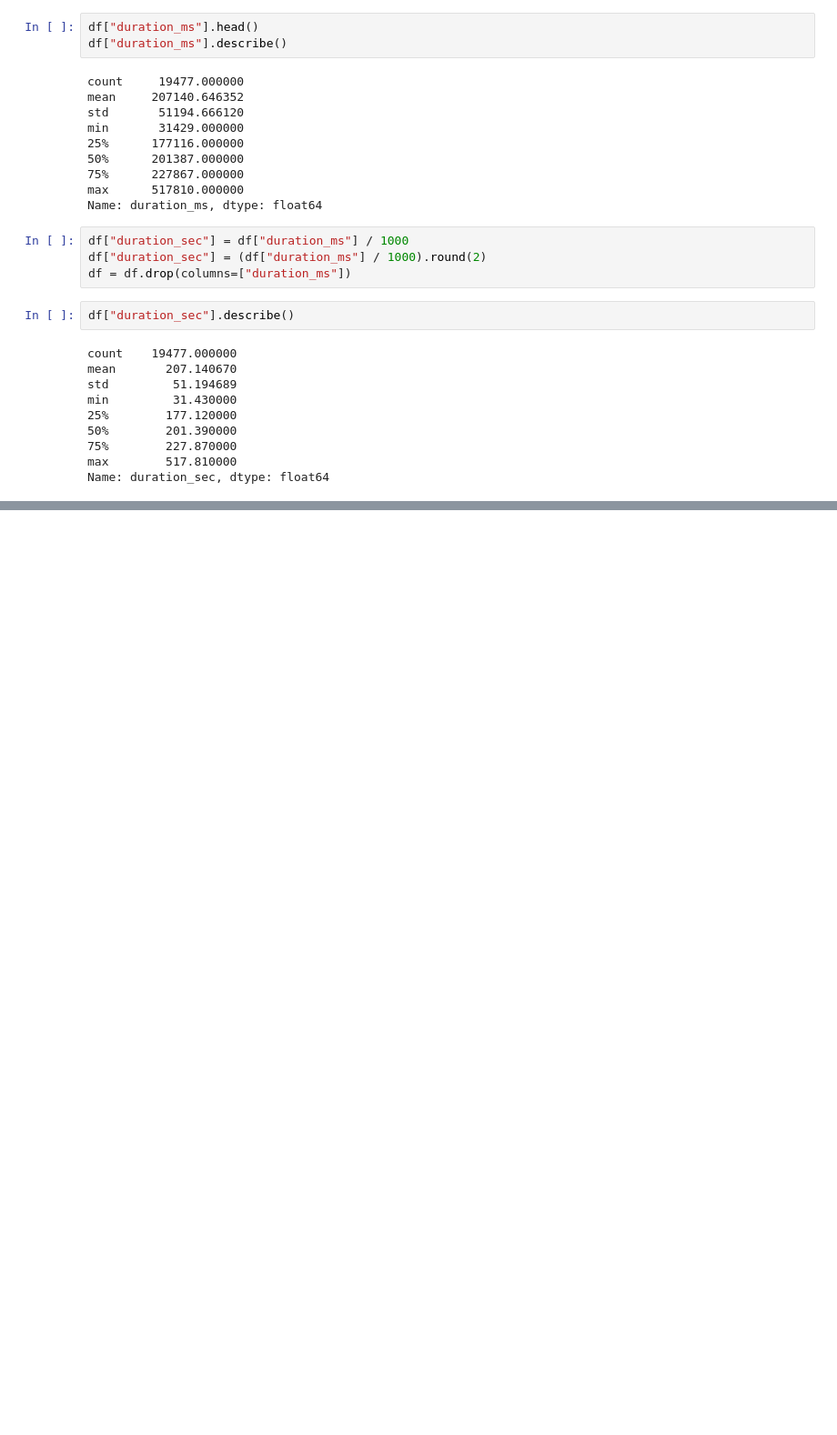
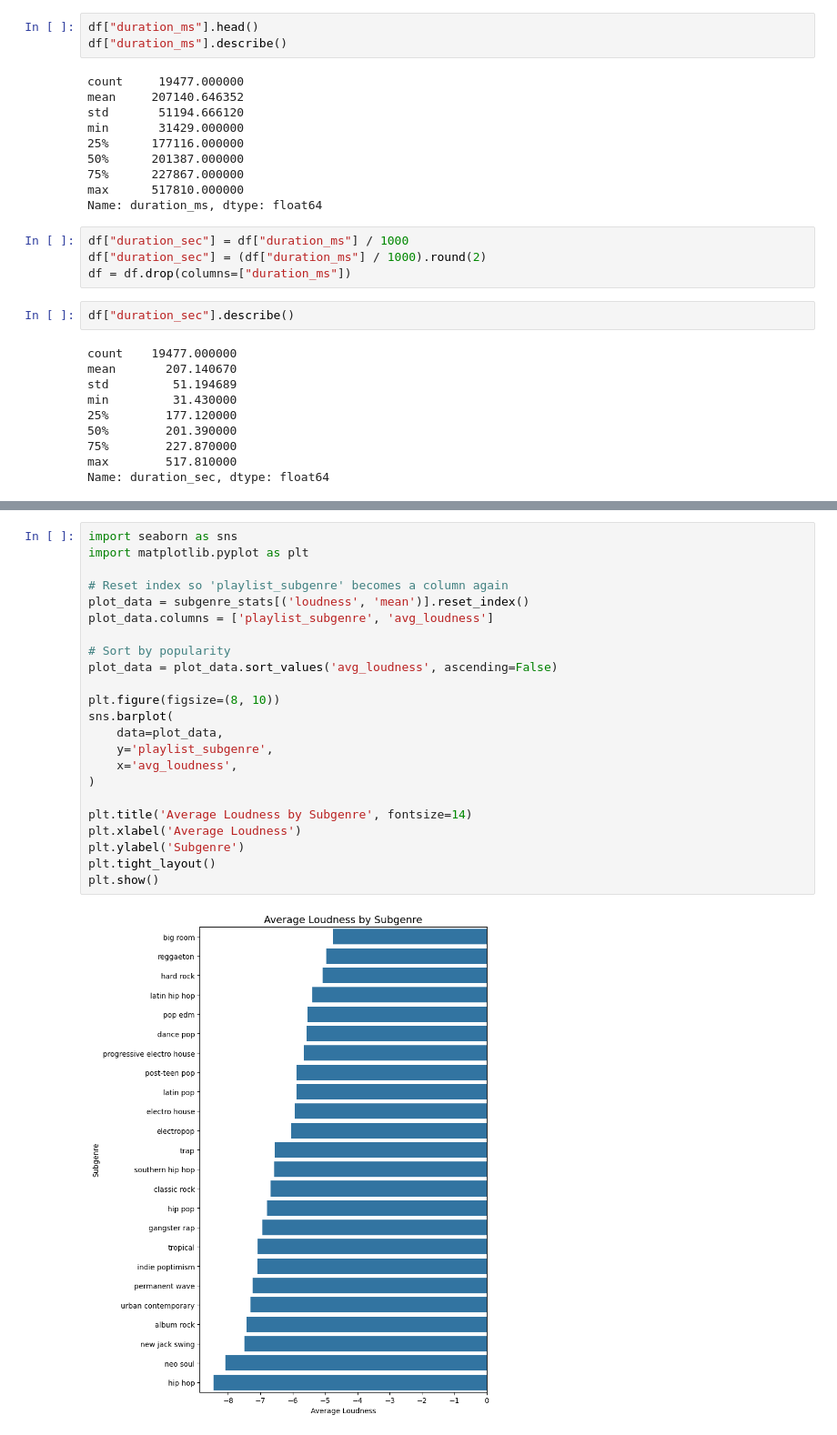
Before and after one commit to brobers0339/Spotify_Final_Project_H501, a Jupyter notebook: Spotify_Project.ipynb, the cells around one changed output, grey strips where cells are left out. Shown at 91% size. Cells and saved outputs as stored; diff of their text form; blank space fills up the shorter version.

```diff
--- a/Spotify_Project.ipynb
+++ b/Spotify_Project.ipynb
@@ -176,0 +250,25 @@ Name: duration_sec, dtype: float64
+# %%
+import seaborn as sns
+import matplotlib.pyplot as plt
+
+# Reset index so 'playlist_subgenre' becomes a column again
+plot_data = subgenre_stats[('loudness', 'mean')].reset_index()
+plot_data.columns = ['playlist_subgenre', 'avg_loudness']
+
+# Sort by popularity
+plot_data = plot_data.sort_values('avg_loudness', ascending=False)
+
+plt.figure(figsize=(8, 10))
+sns.barplot(
+    data=plot_data,
+    y='playlist_subgenre',
+    x='avg_loudness',
+)
+
+plt.title('Average Loudness by Subgenre', fontsize=14)
+plt.xlabel('Average Loudness')
+plt.ylabel('Subgenre')
+plt.tight_layout()
+plt.show()
+# %% [output]
+[figure, added]
```
Also changed, not shown: parts of 17 cells of this notebook.
